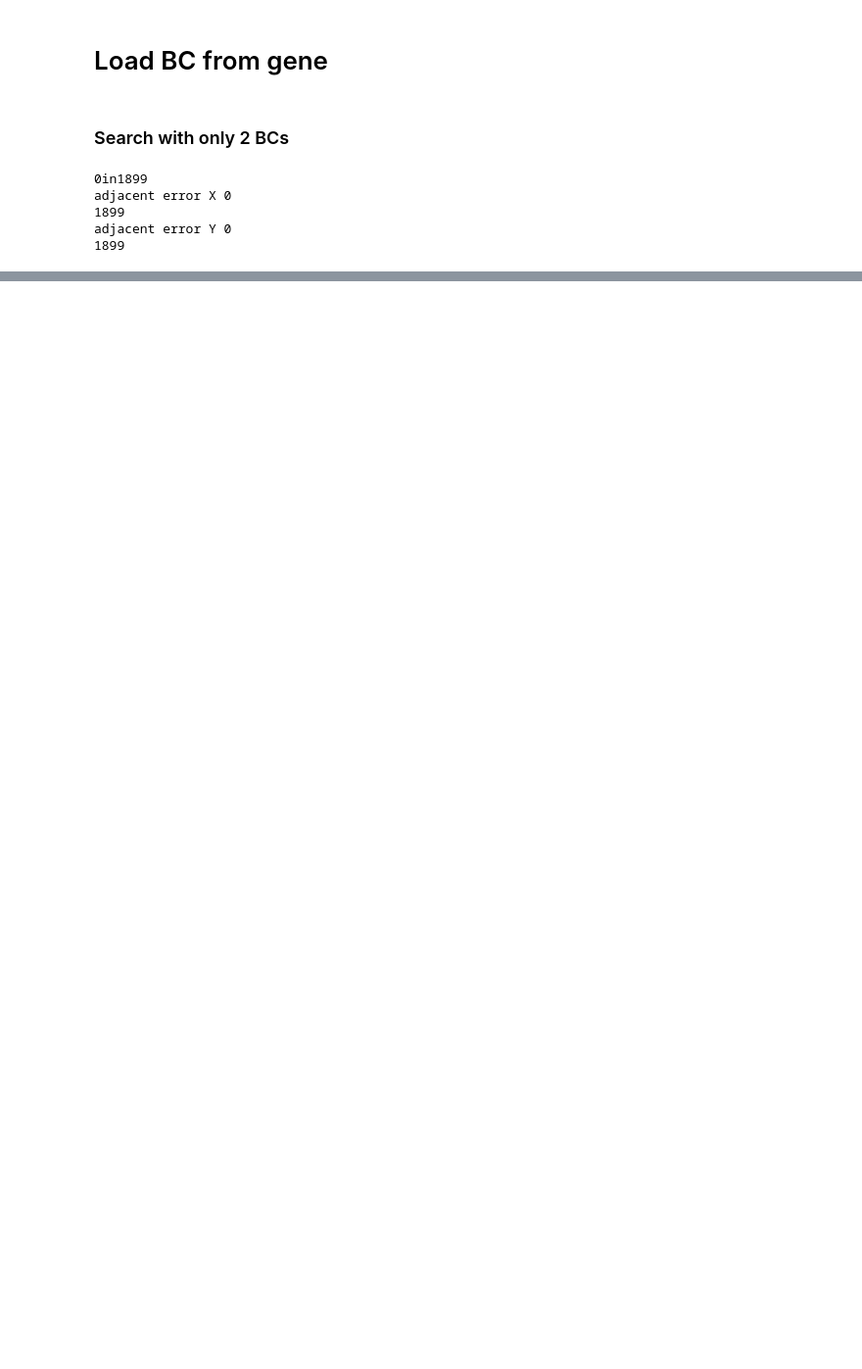
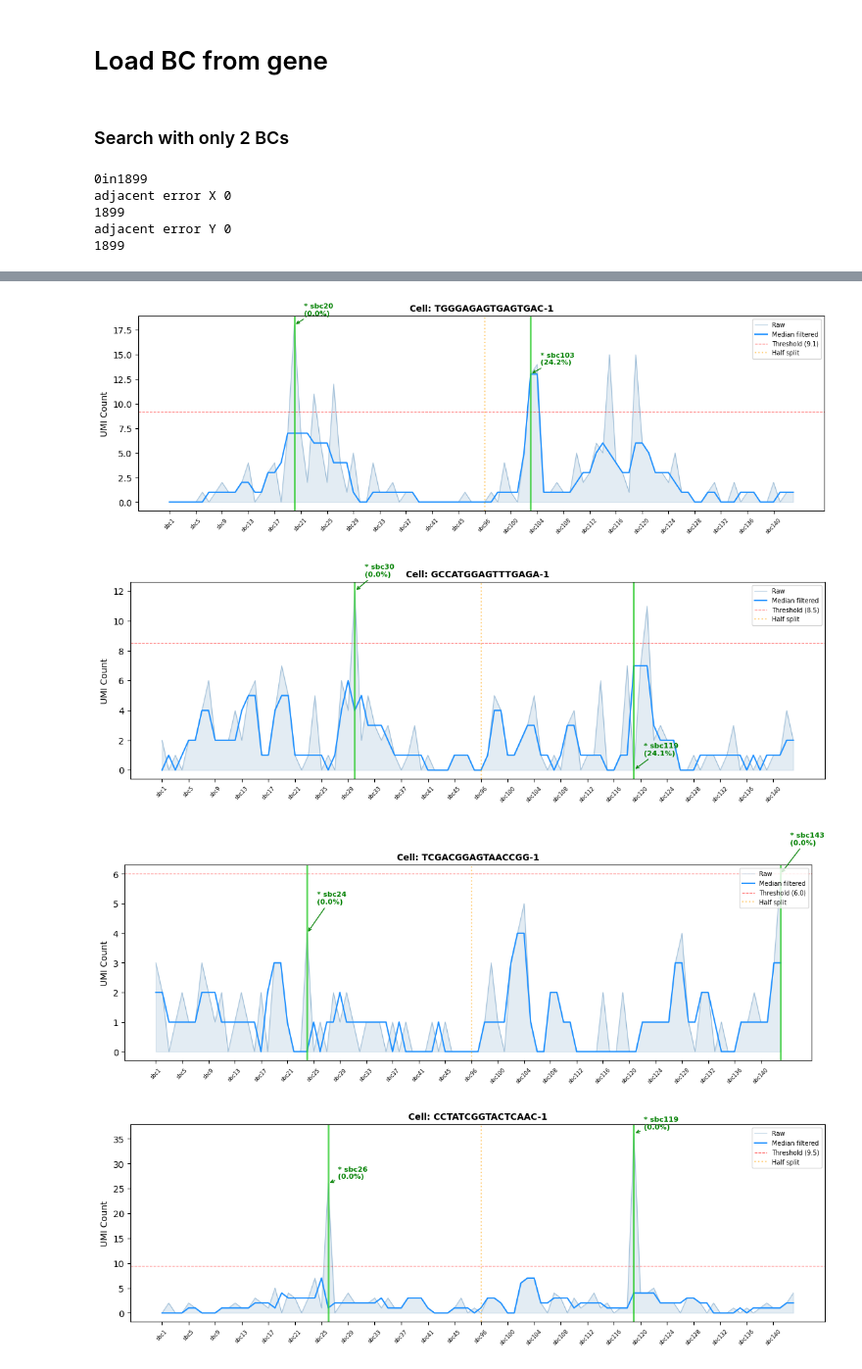
Before and after one commit to YifanZ94/Bio_CRC, a Jupyter notebook: Data processing/Lee experiments/E2/E2S.ipynb, the cells around one changed output, grey strips where cells are left out. Shown at 98% size. Drawn from its saved outputs; the diff is of its cells as text; code cells hidden in the pictures; blank space fills up the shorter version.

```diff
--- a/Data processing/Lee experiments/E2/E2S.ipynb
+++ b/Data processing/Lee experiments/E2/E2S.ipynb
@@ -325,0 +331,10 @@ len(x), len(y)
+# %%
+k = 5  # number of random indices to display
+random_indices = np.random.choice(prot_DF_filtered.index, size=k, replace=False)
+for idx in random_indices:
+    plot_cell(prot_DF_filtered, cell_id=idx)
+# %% [output]
+[figure, added]
+[figure, added]
+[figure, added]
+[figure, added]
```
Also changed, not shown: parts of 18 cells of this notebook, 3 other files.
